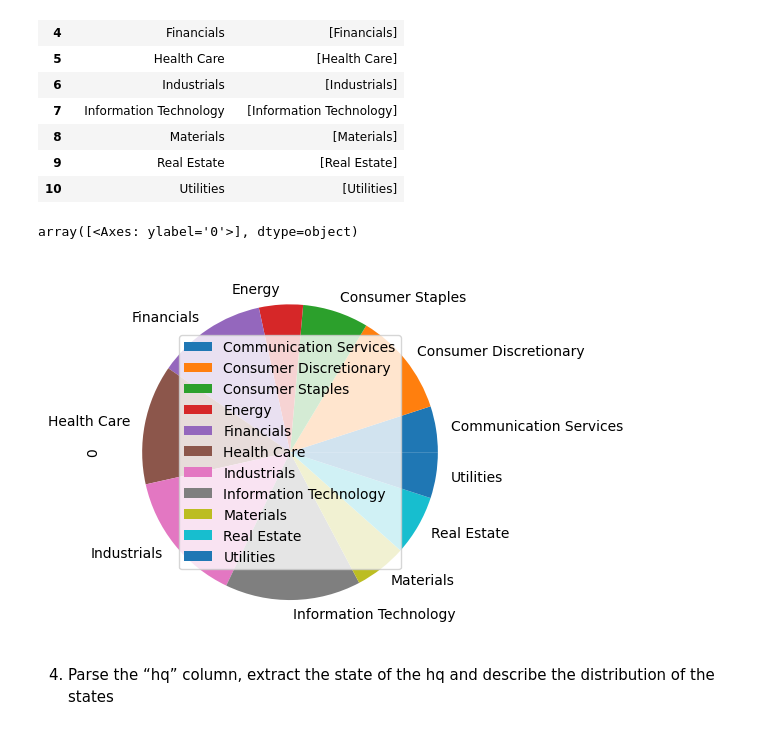
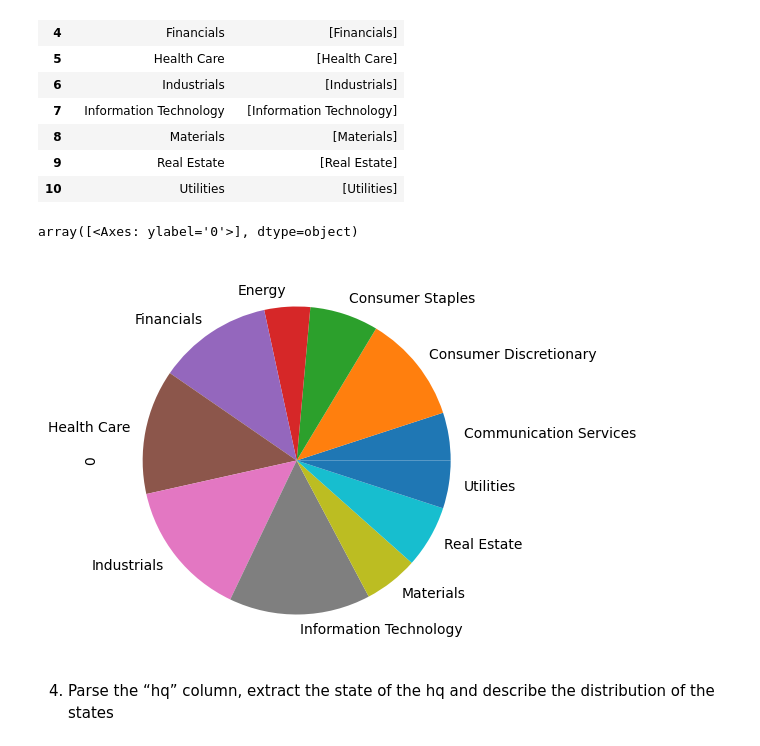
Before and after one commit to T4ngoo/psychic-winner, a Jupyter notebook: main.ipynb, the cells around one changed output. Saved outputs shown, nothing was run; the diff lists cells and outputs as text; code cells hidden in the pictures.

Commit message:
no legend on pie chart

```diff
--- a/main.ipynb
+++ b/main.ipynb
@@ -167,10 +167,10 @@ for sec in sectors:
     s_n.append(dpd['GICS_Sector'].value_counts().get(sec, 0))
 # %%
 sectors_df = pd.DataFrame(s_n, index=sectors)
-sectors_df.plot.pie(subplots=True)
+sectors_df.plot.pie(figsize=(10, 5), subplots=True, legend=False)
 # %% [output]
 array([<Axes: ylabel='0'>], dtype=object)
-[figure, old version]
+[figure, new version]
 # %% [markdown]
 4. Parse the “hq” column, extract the state of the hq and describe the distribution
 of the states
```
